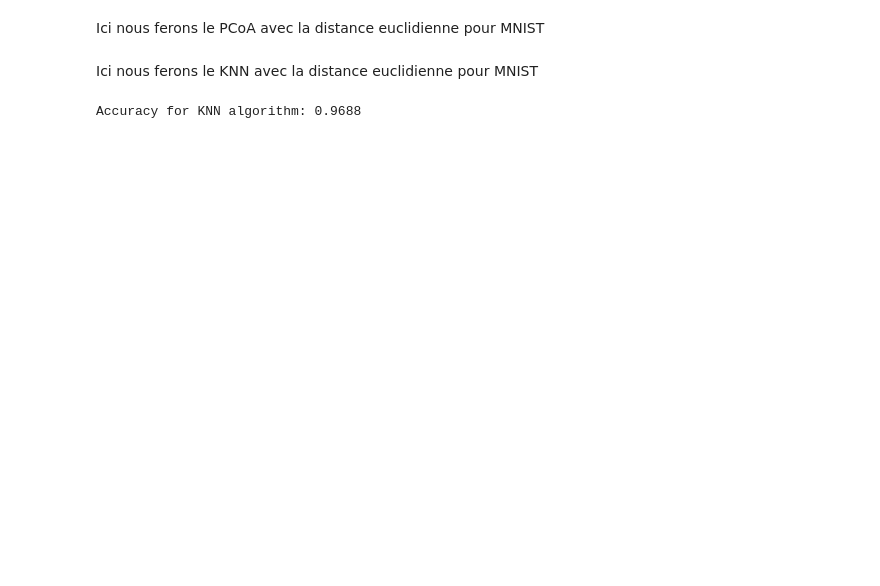
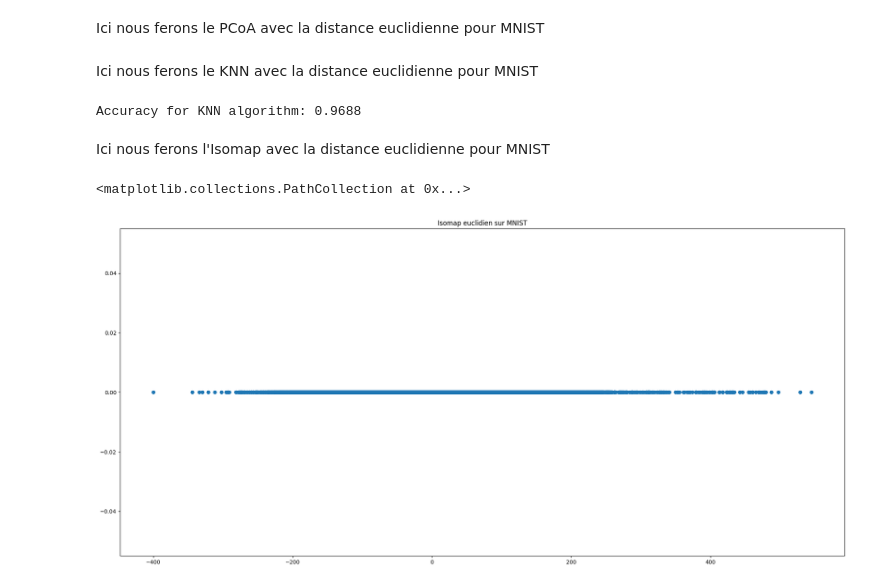
Before and after one commit to Wickkawizz/IFT-3700_TPs, a Jupyter notebook: Devoir 1/Devoir 1.ipynb, the cells around one changed output. Cells and saved outputs as stored; diff of their text form; code cells hidden in the pictures; blank space fills up the shorter version.

```diff
--- a/Devoir 1/Devoir 1.ipynb
+++ b/Devoir 1/Devoir 1.ipynb
@@ -271,3 +420,18 @@ print(f"Accuracy for KNN algorithm: {acc}")
 #     infinity_ax.scatter(infinity_cluster[:, 0], infinity_cluster[:, 1])
 # %% [output]
 Accuracy for KNN algorithm: 0.9688
+# %% [markdown]
+Ici nous ferons l'Isomap avec la distance euclidienne pour MNIST
+# %%
+isomap = Isomap(n_components=2, n_neighbors=2, metric='minkowski', p=2)
+isomap_model = isomap.fit_transform(X_std_train)
+
+fig = plt.figure(figsize=(24, 24))
+ax = fig.add_subplot(211)
+ax.set_title('Isomap euclidien sur MNIST')
+ax.scatter(isomap_model, np.zeros_like(isomap_model))
+# UserWarning: The number of connected components of the neighbors graph is 37 > 1. Completing the graph to fit Isomap might be slow. Increase the number of neighbors to avoid this issue.
+# self._fit_transform(X)
+# %% [output]
+<matplotlib.collections.PathCollection at 0x...>
+[figure, added]
```
Also changed, not shown: parts of 5 cells of this notebook.
